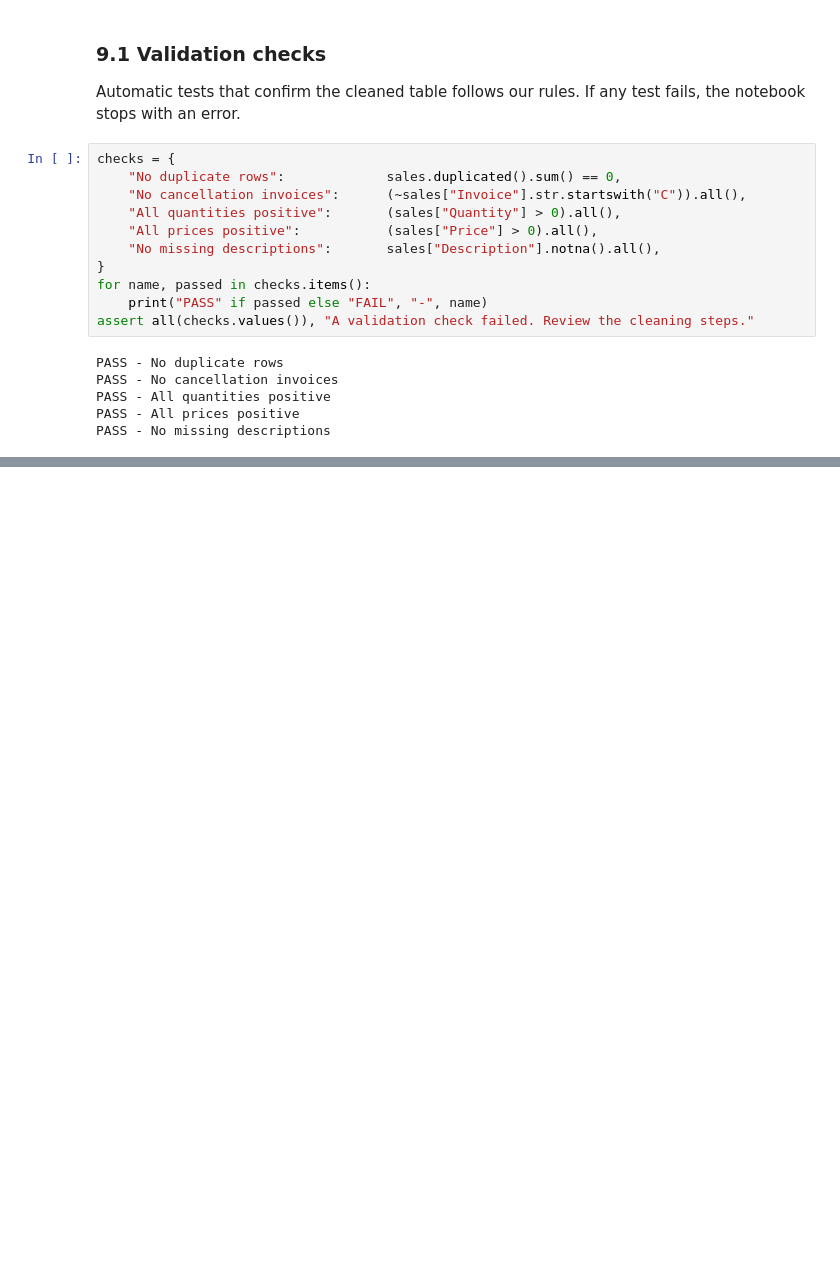
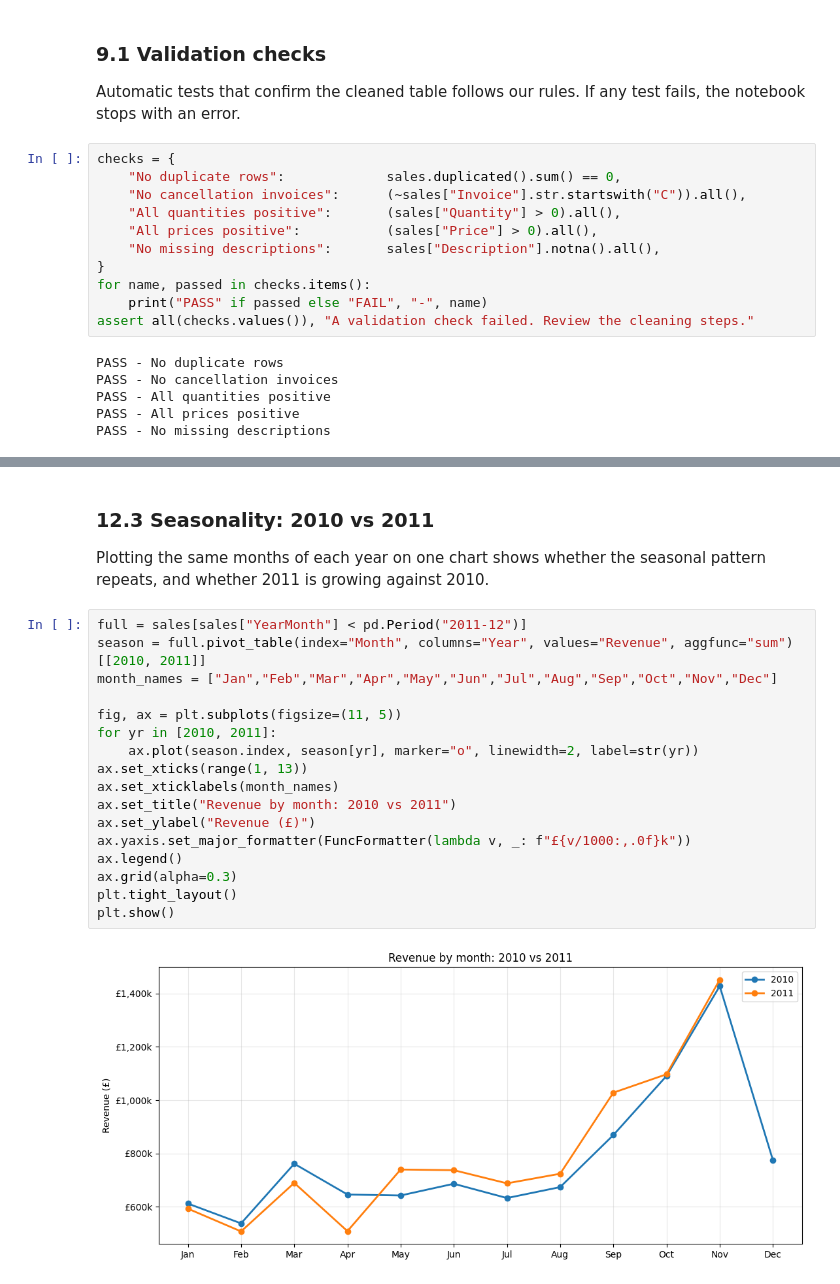
Before and after one commit to Anshitha9286/Capstone-project, a Jupyter notebook: sales_analytics.ipynb, the cells around one changed output, grey strips where cells are left out. Drawn from its saved outputs; the diff is of its cells as text; blank space fills up the shorter version.

```diff
--- a/sales_analytics.ipynb
+++ b/sales_analytics.ipynb
@@ -380,0 +564,22 @@ PASS - No missing descriptions
+# %% [markdown]
+### 12.3 Seasonality: 2010 vs 2011
+Plotting the same months of each year on one chart shows whether the seasonal pattern repeats, and whether 2011 is growing against 2010.
+# %%
+full = sales[sales["YearMonth"] < pd.Period("2011-12")]
+season = full.pivot_table(index="Month", columns="Year", values="Revenue", aggfunc="sum")[[2010, 2011]]
+month_names = ["Jan","Feb","Mar","Apr","May","Jun","Jul","Aug","Sep","Oct","Nov","Dec"]
+
+fig, ax = plt.subplots(figsize=(11, 5))
+for yr in [2010, 2011]:
+    ax.plot(season.index, season[yr], marker="o", linewidth=2, label=str(yr))
+ax.set_xticks(range(1, 13))
+ax.set_xticklabels(month_names)
+ax.set_title("Revenue by month: 2010 vs 2011")
+ax.set_ylabel("Revenue (£)")
+ax.yaxis.set_major_formatter(FuncFormatter(lambda v, _: f"£{v/1000:,.0f}k"))
+ax.legend()
+ax.grid(alpha=0.3)
+plt.tight_layout()
+plt.show()
+# %% [output]
+[figure, added]
```
Also changed, not shown: parts of 22 cells of this notebook.
